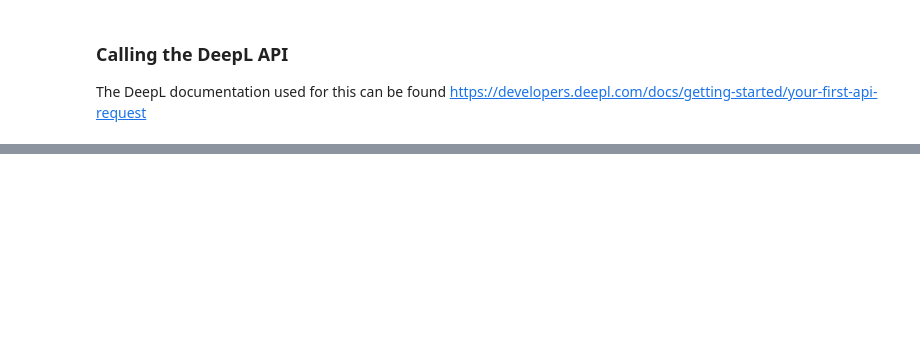
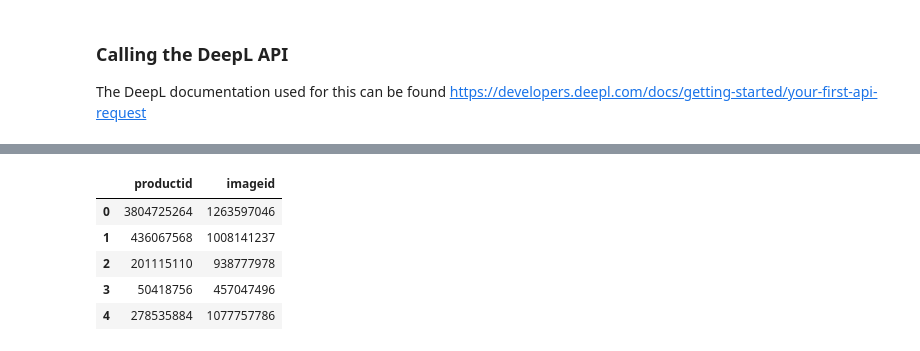
Before and after one commit to Wilsbert12/Data_Science_Classification_of_Rakuten_Challenge_Multimodal_Soft_Vote, a Jupyter notebook: DeepL.ipynb, the cells around one changed output, grey strips where cells are left out. Saved outputs shown, nothing was run; the diff lists cells and outputs as text; code cells hidden in the pictures; blank space fills up the shorter version.

```diff
--- a/DeepL.ipynb
+++ b/DeepL.ipynb
@@ -137,0 +103,11 @@ The DeepL documentation used for this can be found https://developers.deepl.com/
+# %%
+df_ID = pd.read_csv('X_train.csv', index_col = 0)
+df_ID = df_ID[['productid', 'imageid']]
+df_ID.head()
+# %% [output]
+|  | productid | imageid |
+| 0 | 3804725264 | 1263597046 |
+| 1 | 436067568 | 1008141237 |
+| 2 | 201115110 | 938777978 |
+| 3 | 50418756 | 457047496 |
+| 4 | 278535884 | 1077757786 |
```
Also changed, not shown: parts of 18 cells of this notebook, 5 other files.
